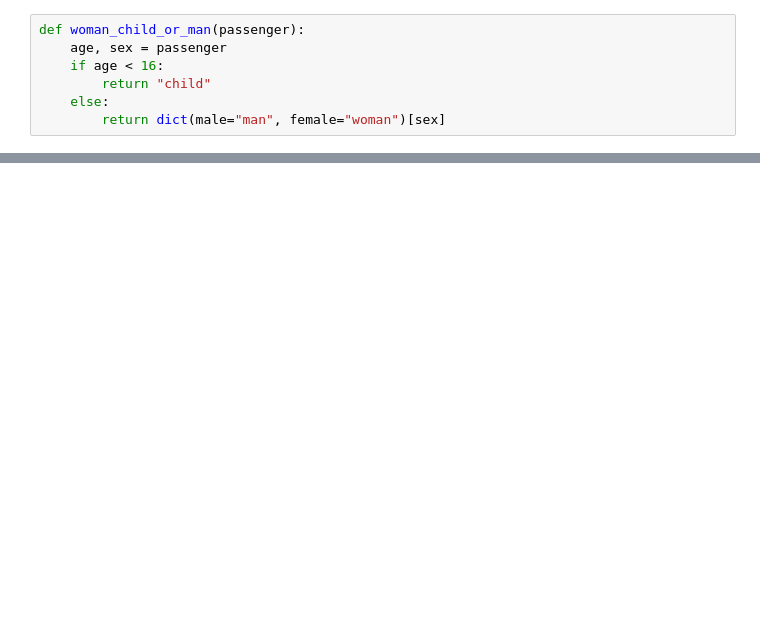
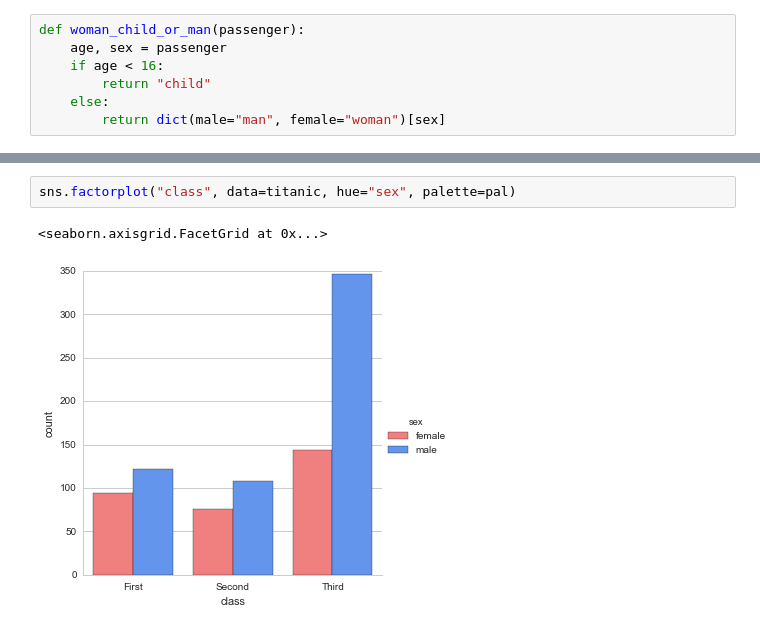
Before and after one commit to borjaeg/nlp_tests, a Jupyter notebook: Exploring dataset.ipynb, the cells around one changed output, grey strips where cells are left out. Cells and saved outputs as stored; diff of their text form; blank space fills up the shorter version.

```diff
--- a/Exploring dataset.ipynb
+++ b/Exploring dataset.ipynb
@@ -52,0 +82,5 @@ titanic["alive"] = titanic.survived.map({"0"})
+# %%
+sns.factorplot("class", data=titanic, hue="sex", palette=pal)
+# %% [output]
+<seaborn.axisgrid.FacetGrid at 0x...>
+[figure, added]
```
Also changed, not shown: parts of 44 cells of this notebook.
